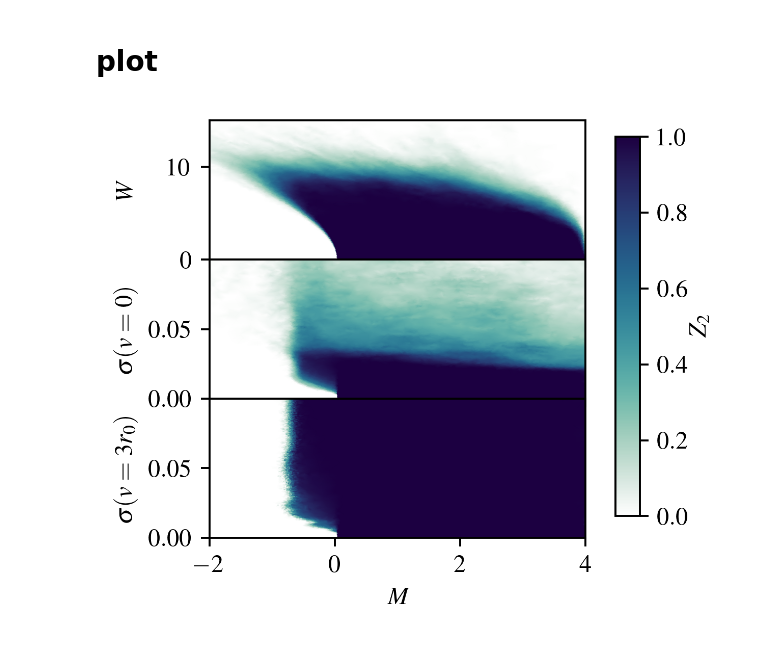
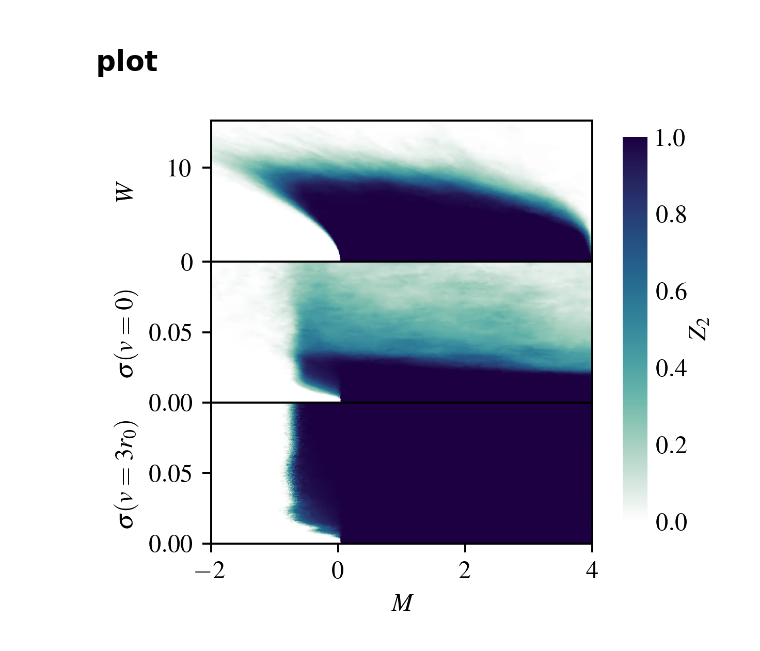
Before and after one commit to lauragoms/TAI-localizer, a Jupyter notebook: fig_4.ipynb, the cells around one changed output. Saved outputs shown, nothing was run; the diff lists cells and outputs as text; code cells hidden in the pictures.

Commit message:
figures kappa added

```diff
--- a/fig_4.ipynb
+++ b/fig_4.ipynb
@@ -314,33 +314,36 @@ specs = 0.5 * (1 - specs)
 triangle = matplotlib.tri.Triangulation(
     positions[:, 0] / max(positions[:, 0]),
     positions[:, 1] / max(positions[:, 1]),
 )
 p3 = ax[2].tripcolor(
     positions[:, 0],
     positions[:, 1] * system_size,
     triangle.triangles,
     specs,
     shading="gouraud",
     cmap=colormap,
     clim=(0, 1),
     rasterized=True,
 )
 ax[2].set_yticks([0, 0.050])
 ax[2].set_xlim(delta_bounds)
 ax[2].set_ylim(np.array(sigma_bounds) * system_size)
 ax[2].set_xlabel(r"$M$")
 ax[2].set_ylabel(r"$\sigma (v = 3 r_0)$")
 
 
 
 
 
 # ########### colorbar ###########
 fig.subplots_adjust(right=0.75)
 cbar_ax = fig.add_axes([0.8, 0.15, 0.04, 0.7])
-fig.colorbar(p1, cax=cbar_ax)
+cbar = fig.colorbar(p1, cax=cbar_ax)
 cbar_ax.set_ylabel(r"$Z_2$", labelpad=0)
 cbar_ax.set_rasterized(True)
+cbar_ax.tick_params(length=0)
+cbar_ax.set_frame_on(False)
+# cbar.set_ticks([0, 1])
 # %% [output]
-[figure, old version]
+[figure, new version]
 # %%
```
Also changed, not shown: parts of 1 cell of this notebook, 7 other files.
